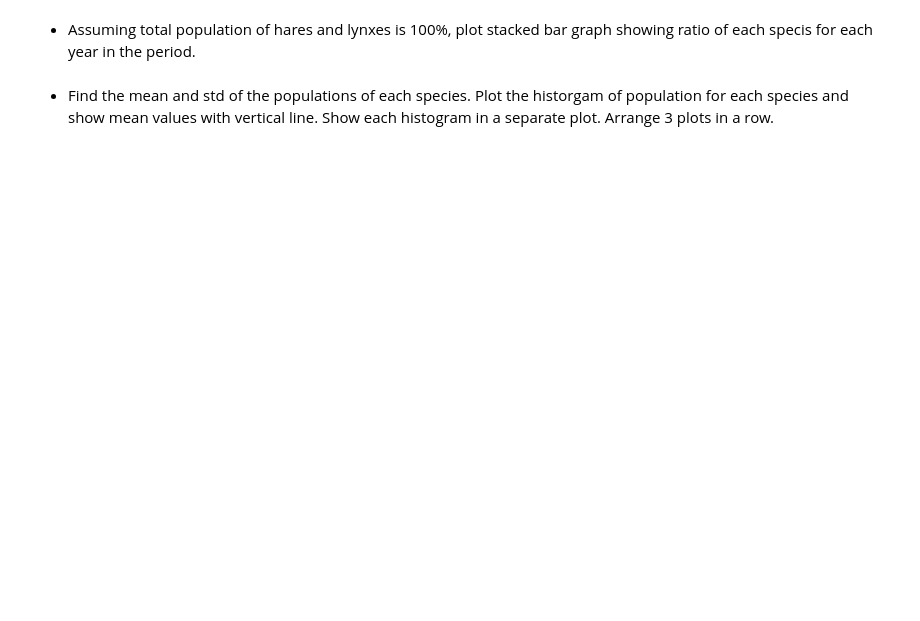
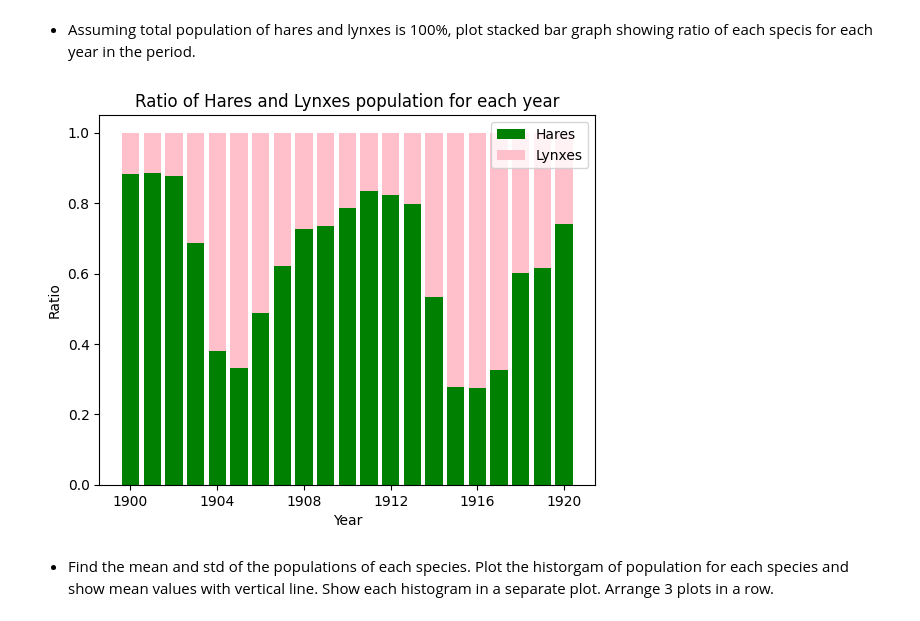
Before and after one commit to SadykovArt/StatPrak_6_sem, a Jupyter notebook: 2. numpy+matplotlib.ipynb, the cells around one changed output. Saved outputs shown, nothing was run; the diff lists cells and outputs as text; code cells hidden in the pictures; blank space fills up the shorter version.

```diff
--- a/2. numpy+matplotlib.ipynb
+++ b/2. numpy+matplotlib.ipynb
@@ -909,4 +941,21 @@ plt.show()
 # %% [markdown]
 - Assuming total population of hares and lynxes is 100%, plot stacked bar graph showing ratio of each specis for each year in the period.
+# %%
+
+hares_ratio = hares / (hares + lynxes)
+lynxes_ratio = 1 - hares_ratio
+
+plt.bar(years, hares_ratio, label='Hares', color='green')
+plt.bar(years, lynxes_ratio, bottom=hares_ratio, label='Lynxes', color='pink')
+
+plt.xlabel('Year')
+plt.ylabel('Ratio')
+plt.title('Ratio of Hares and Lynxes population for each year')
+plt.legend()
+plt.xticks(range(1900, 1921, 4))
+plt.grid(False)
+plt.show()
+# %% [output]
+[figure, added]
 # %% [markdown]
 - Find the mean and std of the populations of each species. Plot the historgam of population for each species and show mean values with vertical line. Show each histogram in a separate plot. Arrange 3 plots in a row.
```
Also changed, not shown: parts of 8 cells of this notebook.
